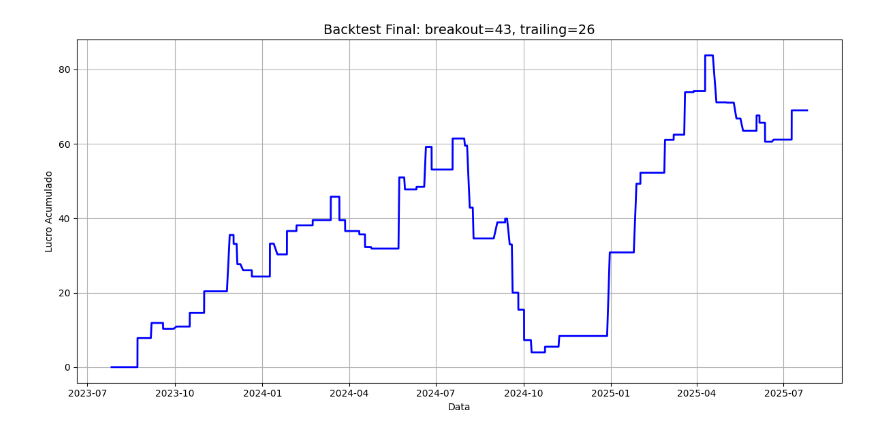
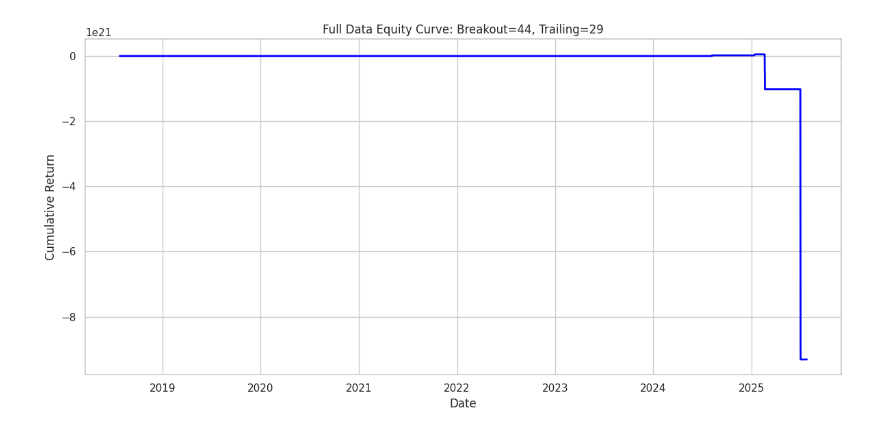
Before and after one commit to souzamichel/ml_trading_test_code, a Jupyter notebook: ml_trading_backtest_code_van_tharpe.ipynb, the cells around one changed output. Cells and saved outputs as stored; diff of their text form; code cells hidden in the pictures.

```diff
--- a/ml_trading_backtest_code_van_tharpe.ipynb
+++ b/ml_trading_backtest_code_van_tharpe.ipynb
@@ -6,18 +8,19 @@
 # %%
 # 1) Imports
+import pandas as pd
 import numpy as np
-import pandas as pd
 import yfinance as yf
 import optuna
-from joblib import Parallel, delayed
 from sklearn.model_selection import TimeSeriesSplit
+from itertools import product
 import matplotlib.pyplot as plt
+import seaborn as sns
+
+sns.set(style="whitegrid")
-# %%
-# 2) Baixa dados históricos (AAPL 5 anos diários)
-symbol = "AAPL"
-df = yf.download(symbol, period="2y", interval="60m", progress=False)
-if "Close" not in df.columns and "Adj Close" in df.columns:
-    df.rename(columns={"Adj Close": "Close"}, inplace=True)
-#df.dropna(subset=["Adj Close"], inplace=True)
+# %%
+# 2) Download de dados
+symbol = "AAPL"
+data = yf.download(symbol, period="7y", interval="1d", progress=False)
+#data.dropna(subset=["Close"], inplace=True)
 # %%
 
@@ -114,0 +115,11 @@ cum_profit = profits.cumsum()
+# %%
+
+# 6) Melhor configuração global (primeiro da Pareto front)
+best_global = study.best_trials[0]
+best_bp = best_global.params["breakout"]
+best_tp = best_global.params["trailing"]
+
+print("=== Best Global Pareto Trial #1 ===")
+print(f"Avg Net Profit: {best_global.values[0]:.2f}")
+print(f"Avg Recovery  : {best_global.values[1]:.2f}")
+print(f"Params        : breakout={best_bp}, trailing={best_tp}")
@@ -115,12 +250,15 @@ cum_profit = profits.cumsum()
 # %%
-# 9) Plot do retorno acumulado
-plt.figure(figsize=(12,6))
-plt.plot(cum_profit.index, cum_profit.values, color="blue", lw=2)
-plt.title(f"Backtest Final: breakout={best['breakout']}, trailing={best['trailing']}", fontsize=14)
-plt.xlabel("Data")
-plt.ylabel("Lucro Acumulado")
+# 10) Gráfico final do melhor parâmetro global
+pnl_full = simulate_channel(data, best_bp, best_tp)
+cum_ret_full = (1 + pnl_full).cumprod() - 1
+
+plt.figure(figsize=(12, 6))
+plt.plot(cum_ret_full.index, cum_ret_full.values, lw=2, color="blue")
+plt.title(f"Full Data Equity Curve: Breakout={best_bp}, Trailing={best_tp}")
+plt.xlabel("Date")
+plt.ylabel("Cumulative Return")
 plt.grid(True)
 plt.tight_layout()
 plt.show()
 # %% [output]
-[figure, old version]
+[figure, new version]
```
Also changed, not shown: parts of 14 cells of this notebook.
